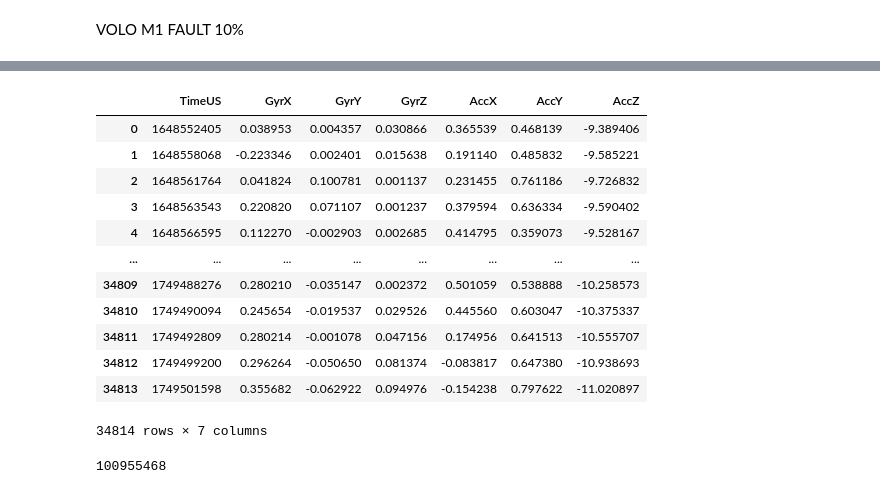
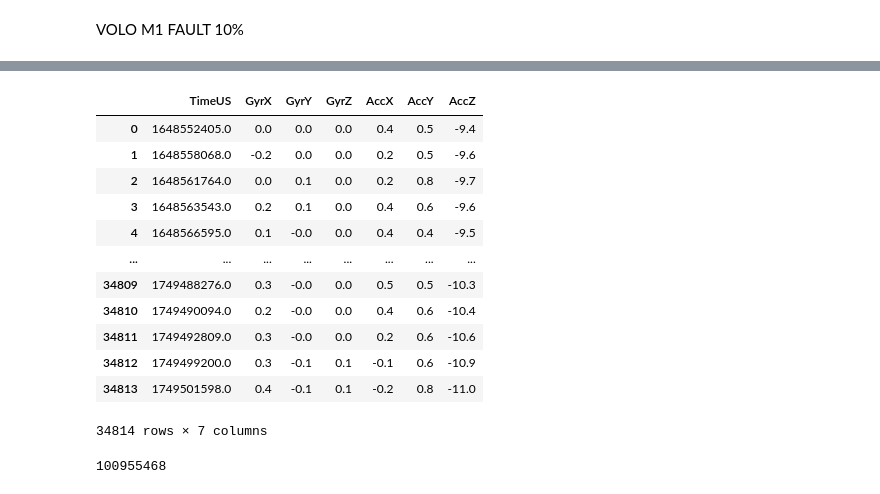
Before and after one commit to ChiaraAmalia/ProgettoManutenzionePreventiva, a Jupyter notebook: M1/FAULT_M1_10/fault_m1_10.ipynb, the cells around one changed output, grey strips where cells are left out. Saved outputs shown, nothing was run; the diff lists cells and outputs as text; code cells hidden in the pictures.

```diff
--- a/M1/FAULT_M1_10/fault_m1_10.ipynb
+++ b/M1/FAULT_M1_10/fault_m1_10.ipynb
@@ -22,6 +22,7 @@ guasto = 2
 VOLO M1 FAULT 10%
 # %%
 rcou_m1_fault10 = pd.read_csv("RCOU.csv")
+rcou_m1_fault10 = rcou_m1_fault10.astype("float64")
 rcou_m1_fault10 = rcou_m1_fault10.drop(['LineNo','C1', 'C2', 'C3', 'C4', 'C5', 'C6', 'C7', 'C8'], axis=1)
 
 potenza = 1350
@@ -30,6 +31,8 @@ rcou_m1_fault10 = rcou_m1_fault10[((rcou_m1_fault10['C9'] >= potenza) & (rcou_m1
 
 rcou_m1_fault10 = rcou_m1_fault10.reset_index(drop=True)
 
+pd.set_option('display.float_format', lambda x: '%.1f' % x)
+
 display(rcou_m1_fault10)
 # %% [output]
 |  | TimeUS | C9 | C10 | C11 | C12 | C13 | C14 |
@@ -179,34 +178,37 @@ esc_5_m1_fault10=esc_5_m1_fault10.rename(columns={"RPM": "RPM(ESC_5)", "Curr": "
 # %%
 #valori di accelerazione e del giroscopio
 imu_0_m1_fault10 = pd.read_csv("IMU_0.csv")
+imu_0_m1_fault10 = imu_0_m1_fault10.astype("float64")
 imu_0_m1_fault10 = imu_0_m1_fault10.drop(['LineNo','I', 'EG', 'EA', 'T', 'GH', 'AH', 'GHz', 'AHz'], axis=1)
 imu_0_m1_fault10 = imu_0_m1_fault10[((imu_0_m1_fault10['TimeUS'] >= min) & (imu_0_m1_fault10['TimeUS'] <= max))]
 
 imu_1_m1_fault10 = pd.read_csv("IMU_1.csv")
+imu_1_m1_fault10 = imu_1_m1_fault10.astype("float64")
 imu_1_m1_fault10 = imu_1_m1_fault10.drop(['LineNo','I', 'EG', 'EA', 'T', 'GH', 'AH', 'GHz', 'AHz'], axis=1)
 imu_1_m1_fault10 = imu_1_m1_fault10[((imu_1_m1_fault10['TimeUS'] >= min) & (imu_1_m1_fault10['TimeUS'] <= max))]
 
 imu_2_m1_fault10 = pd.read_csv("IMU_2.csv")
+imu_2_m1_fault10 = imu_2_m1_fault10.astype("float64")
 imu_2_m1_fault10 = imu_2_m1_fault10.drop(['LineNo','I', 'EG', 'EA', 'T', 'GH', 'AH', 'GHz', 'AHz'], axis=1)
 imu_2_m1_fault10 = imu_2_m1_fault10[((imu_2_m1_fault10['TimeUS'] >= min) & (imu_2_m1_fault10['TimeUS'] <= max))]
 
 imu_m1_fault10 = pd.concat((imu_0_m1_fault10, imu_1_m1_fault10, imu_2_m1_fault10))
 imu_m1_fault10=imu_m1_fault10.groupby(imu_m1_fault10.TimeUS, as_index=False).mean()
 
 display(imu_m1_fault10)
 # %% [output]
 |  | TimeUS | GyrX | GyrY | GyrZ | AccX | AccY | AccZ |
-| 0 | 1648552405 | 0.038953 | 0.004357 | 0.030866 | 0.365539 | 0.468139 | -9.389406 |
-| 1 | 1648558068 | -0.223346 | 0.002401 | 0.015638 | 0.191140 | 0.485832 | -9.585221 |
-| 2 | 1648561764 | 0.041824 | 0.100781 | 0.001137 | 0.231455 | 0.761186 | -9.726832 |
-| 3 | 1648563543 | 0.220820 | 0.071107 | 0.001237 | 0.379594 | 0.636334 | -9.590402 |
-| 4 | 1648566595 | 0.112270 | -0.002903 | 0.002685 | 0.414795 | 0.359073 | -9.528167 |
+| 0 | 1648552405.0 | 0.0 | 0.0 | 0.0 | 0.4 | 0.5 | -9.4 |
+| 1 | 1648558068.0 | -0.2 | 0.0 | 0.0 | 0.2 | 0.5 | -9.6 |
+| 2 | 1648561764.0 | 0.0 | 0.1 | 0.0 | 0.2 | 0.8 | -9.7 |
+| 3 | 1648563543.0 | 0.2 | 0.1 | 0.0 | 0.4 | 0.6 | -9.6 |
+| 4 | 1648566595.0 | 0.1 | -0.0 | 0.0 | 0.4 | 0.4 | -9.5 |
 | ... | ... | ... | ... | ... | ... | ... | ... |
-| 34809 | 1749488276 | 0.280210 | -0.035147 | 0.002372 | 0.501059 | 0.538888 | -10.258573 |
-| 34810 | 1749490094 | 0.245654 | -0.019537 | 0.029526 | 0.445560 | 0.603047 | -10.375337 |
-| 34811 | 1749492809 | 0.280214 | -0.001078 | 0.047156 | 0.174956 | 0.641513 | -10.555707 |
-| 34812 | 1749499200 | 0.296264 | -0.050650 | 0.081374 | -0.083817 | 0.647380 | -10.938693 |
-| 34813 | 1749501598 | 0.355682 | -0.062922 | 0.094976 | -0.154238 | 0.797622 | -11.020897 |
+| 34809 | 1749488276.0 | 0.3 | -0.0 | 0.0 | 0.5 | 0.5 | -10.3 |
+| 34810 | 1749490094.0 | 0.2 | -0.0 | 0.0 | 0.4 | 0.6 | -10.4 |
+| 34811 | 1749492809.0 | 0.3 | -0.0 | 0.0 | 0.2 | 0.6 | -10.6 |
+| 34812 | 1749499200.0 | 0.3 | -0.1 | 0.1 | -0.1 | 0.6 | -10.9 |
+| 34813 | 1749501598.0 | 0.4 | -0.1 | 0.1 | -0.2 | 0.8 | -11.0 |
 34814 rows × 7 columns
 # %%
 #sincronizzazione dei tempi tra att e imu_2
```
Also changed, not shown: parts of 13 cells of this notebook, 36 other files.
